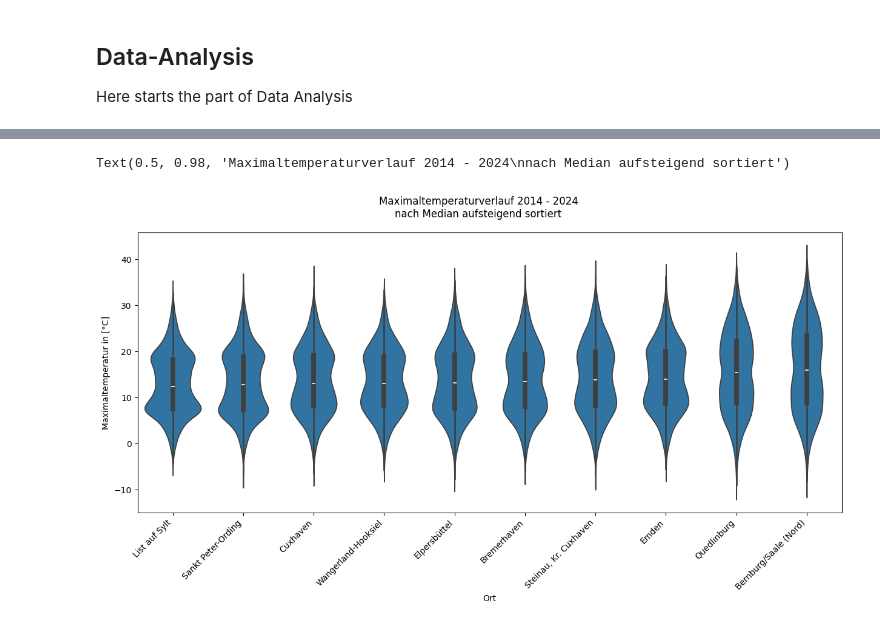
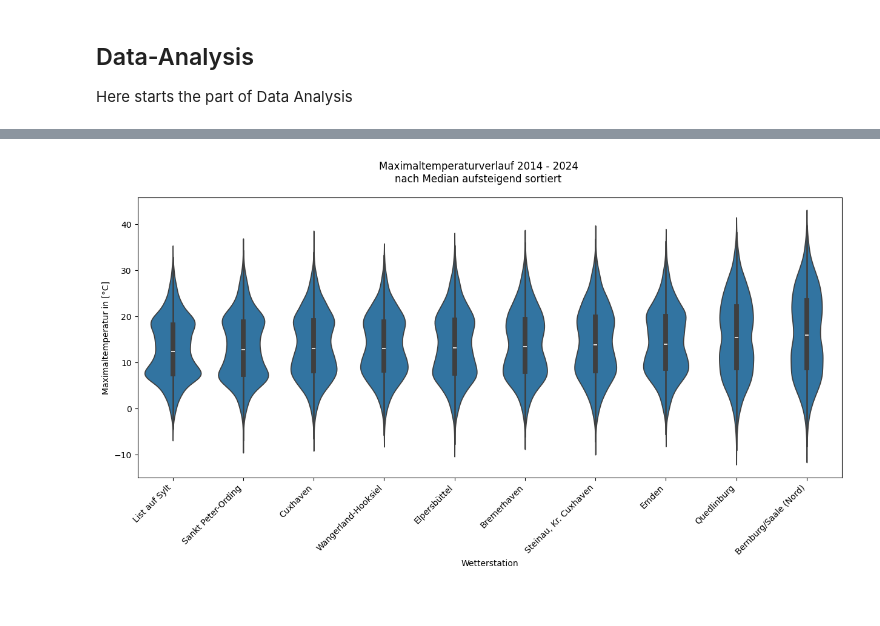
Before and after one commit to Gizmo-Labs/Statistical-Computing, a Jupyter notebook: Statistical-Computing.ipynb, the cells around one changed output, grey strips where cells are left out. Saved outputs shown, nothing was run; the diff lists cells and outputs as text; code cells hidden in the pictures.

```diff
--- a/Statistical-Computing.ipynb
+++ b/Statistical-Computing.ipynb
@@ -286,13 +276,12 @@ my_plot.set_xticklabels(my_plot.get_xticklabels(), rotation=45,  horizontalalign
 # %%
 
 plot_order = mx_df.groupby(by=['Ort'])['Wert'].median().sort_values().iloc[::1].index
 
 fig, ax = plt.subplots(figsize=(15,6))
-ax.set(ylabel='Maximaltemperatur in [°C]')
+fig.suptitle('Maximaltemperaturverlauf 2014 - 2024\nnach Median aufsteigend sortiert', fontsize=12)
+ax.set(xlabel='Wetterstation', ylabel='Maximaltemperatur in [°C]')
 
 my_plot = sns.violinplot(data=mx_df, x="Ort", y="Wert", order=plot_order)
-my_plot.set_xticklabels(my_plot.get_xticklabels(), rotation=45,  horizontalalignment='right')
-fig.suptitle('Maximaltemperaturverlauf 2014 - 2024\nnach Median aufsteigend sortiert', fontsize=12)
+var = my_plot.set_xticklabels(my_plot.get_xticklabels(), rotation=45,  horizontalalignment='right')
 # %% [output]
-Text(0.5, 0.98, 'Maximaltemperaturverlauf 2014 - 2024\nnach Median aufsteigend sortiert')
-[figure, old version]
+[figure, new version]
```
Also changed, not shown: parts of 3 cells of this notebook.
